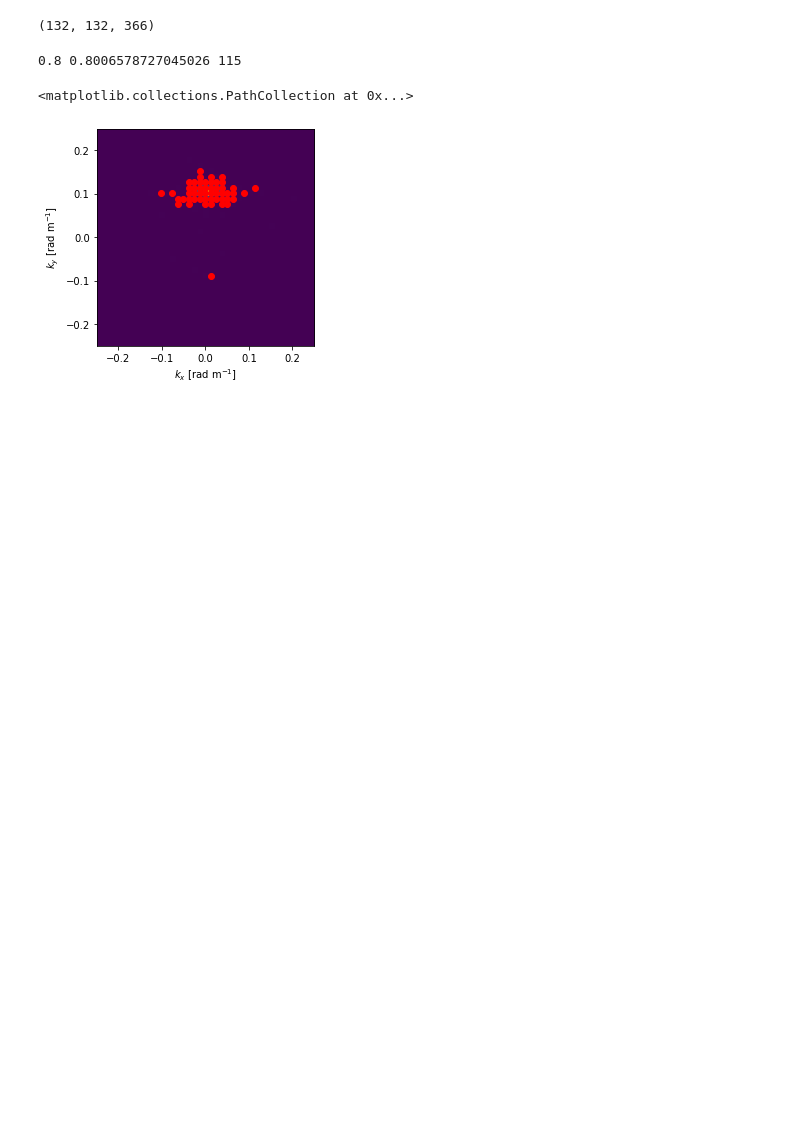
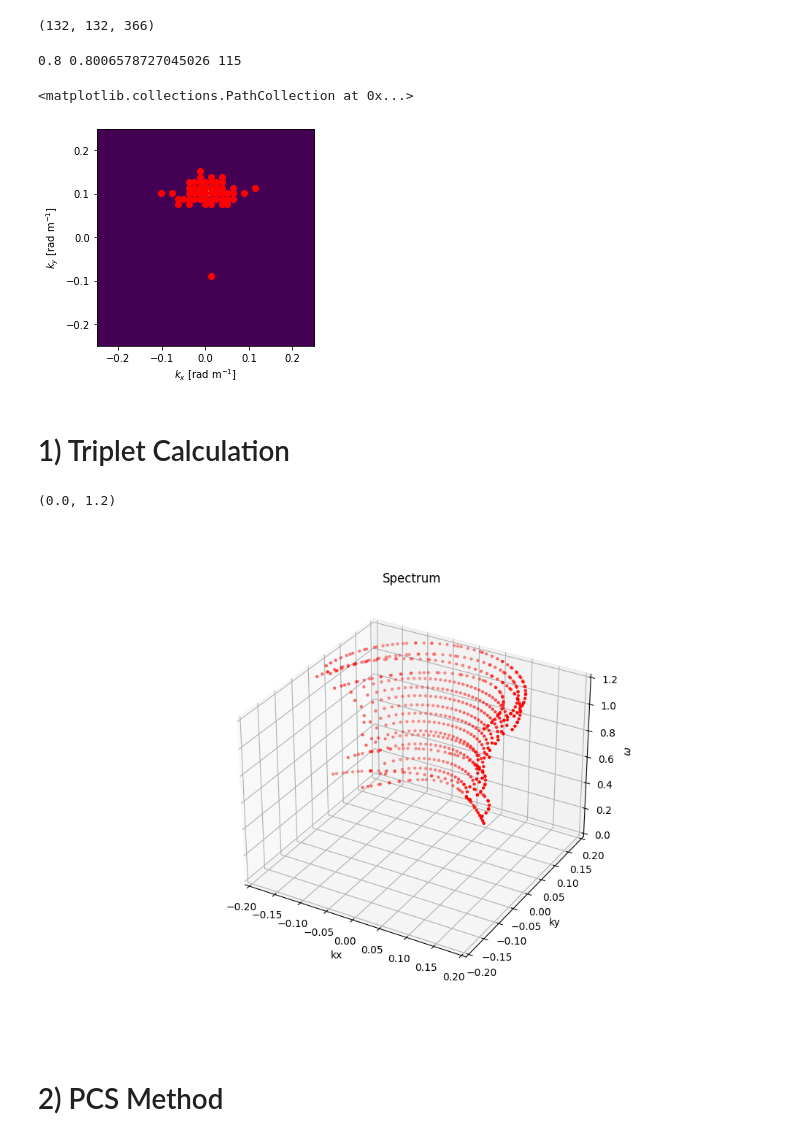
Before and after one commit to joeyanderson1/4th-Year-Thesis, a Jupyter notebook: Triplet Method - Ellipse Fit .ipynb, the cells around one changed output. Saved outputs shown, nothing was run; the diff lists cells and outputs as text; code cells hidden in the pictures; blank space fills up the shorter version.

```diff
--- a/Triplet Method - Ellipse Fit .ipynb
+++ b/Triplet Method - Ellipse Fit .ipynb
@@ -130,9 +130,11 @@ plt.scatter(Kx[kx_ind], Ky[ky_ind], color = 'red')
 0.8 0.8006578727045026 115
 <matplotlib.collections.PathCollection at 0x...>
 [figure]
+# %% [markdown]
+# 1) Triplet Calculation
 # %%
 def felip(x, a, b):
-    return np.sqrt(b**2 * (1-x**2/b**2))
+    return np.sqrt(np.abs(b**2 * (1-x**2/b**2)))
 # %%
 def fit_elipse(at_w):
     '''Slices the Spectrum at_w and then fits an ellise to the points
@@ -168,7 +170,7 @@ def fit_elipse(at_w):
         b_opt = popt[1]
 
         # creating x interval to include in y fit
-        x = np.linspace(-0.2, 0.2, 100)
+        x = np.linspace(-0.2, 0.2, 50)
         y_fit = felip(x, *popt)
 
         # Find the indices two minimum values of y_fit
@@ -212,3 +214,16 @@ def fit_elipse(at_w):
 
 
         return ellipse_x, ellipse_y
+# %%
+# Define w values
+w_values = np.arange(0.4, 1.3, 0.05)
+
+# Initialize arrays to store results
+all_ellipse_x = []
+all_ellipse_y = []
+
+# Iterate over w values
+for w_value in w_values:
+    ellipse_x, ellipse_y = fit_elipse(w_value)
+    all_ellipse_x.append(ellipse_x)
+    all_ellipse_y.append(ellipse_y)
@@ -214,0 +232,22 @@ def fit_elipse(at_w):
+# %%
+# Creating figure
+fig = plt.figure(figsize = (10, 7))
+ax = plt.axes(projection ="3d")
+
+for i in range(len(w_values)):
+    ax.scatter3D(all_ellipse_x[i], all_ellipse_y[i], w_values[i], color = "red", s = 5)
+
+plt.title("Spectrum")
+
+ax.set_xlabel('kx')
+ax.set_ylabel('ky')
+ax.set_zlabel('$\omega$')
+
+ax.set_xlim([-0.2, 0.2])  # Adjust the limits as needed for your data
+ax.set_ylim([-0.2, 0.2])
+ax.set_zlim([0,1.2])
+# %% [output]
+(0.0, 1.2)
+[figure, added]
+# %% [markdown]
+# 2) PCS Method
```
Also changed, not shown: parts of 24 cells of this notebook.
